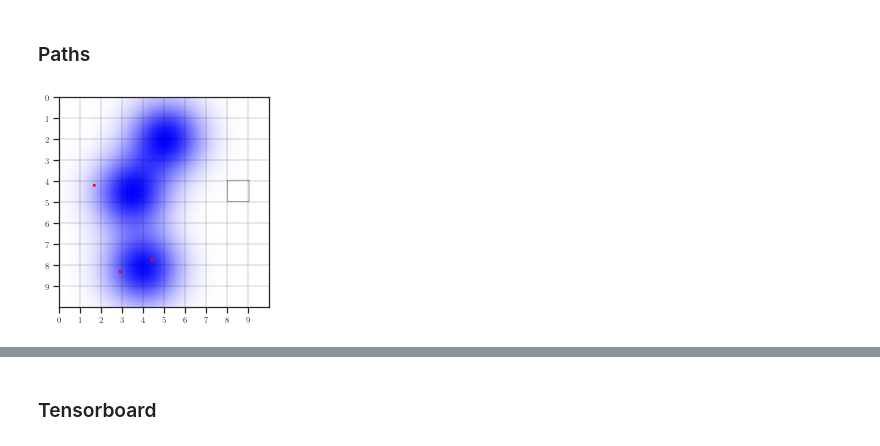
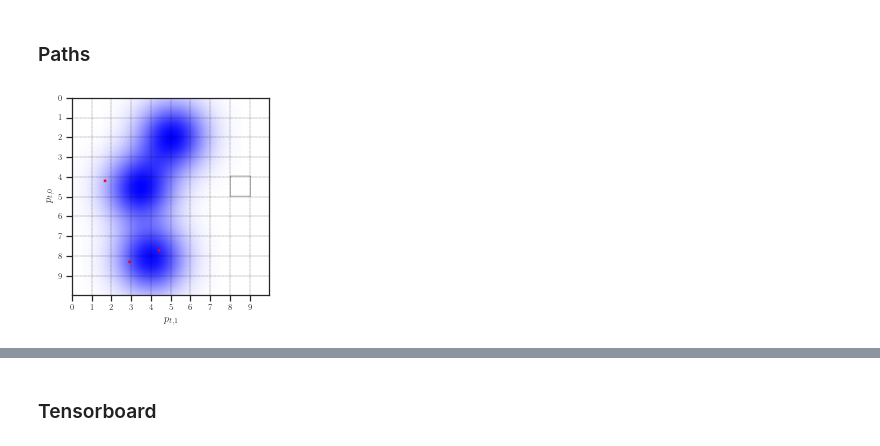
Before and after one commit to fumlig/visualsearch, a Jupyter notebook: plot.ipynb, the cells around one changed output, grey strips where cells are left out. Saved outputs shown, nothing was run; the diff lists cells and outputs as text; code cells hidden in the pictures.

```diff
--- a/plot.ipynb
+++ b/plot.ipynb
@@ -492,23 +494,22 @@ def play_and_plot_path(env_id, agent=None, model=None, device=None, seed=None):
 # %%
 import gym
 import gym_search
 
 SEED = 0
 ENV_ID = "Gaussian-v0"
 AGENTS = ["random", "greedy", "exhaustive", "handcrafted"]
-MODELS = [("lstm", "models/gaussian/lstm/0.pt"), ("map", "models/gaussian/map/0.pt")]
+MODELS = {"lstm": "models/gaussian/lstm/0.pt", "map": "models/gaussian/map/0.pt"}
 
 env = gym.make(ENV_ID)
 env.reset(seed=SEED)
 
 fig, ax = plt.subplots(figsize=figsize())
-env.plot(ax, inset=False)
+plot_2d_environment(env, ax, inset=False)
 
 fig.tight_layout()
-#fig.savefig(figpath(f"path-scene", format="pgf"), dpi=300)
 fig.savefig(figpath(f"path-scene", format="pdf"), dpi=300, bbox_inches='tight')
 # %% [output]
-[figure, old version]
+[figure, new version]
 # %%
 for agent in AGENTS:
     fig = play_and_plot_path(ENV_ID, agent=agent, seed=SEED)
```
Also changed, not shown: parts of 5 cells of this notebook, 51 other files.
